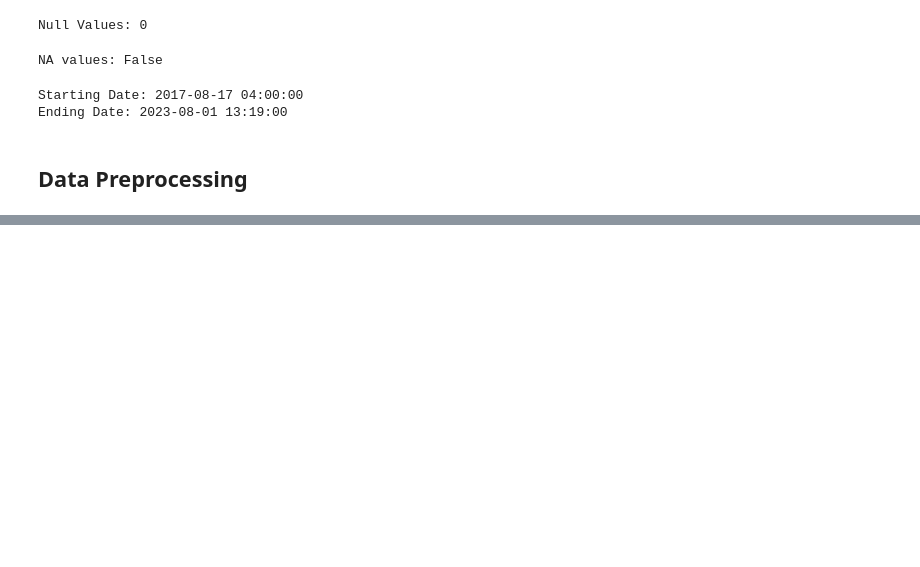
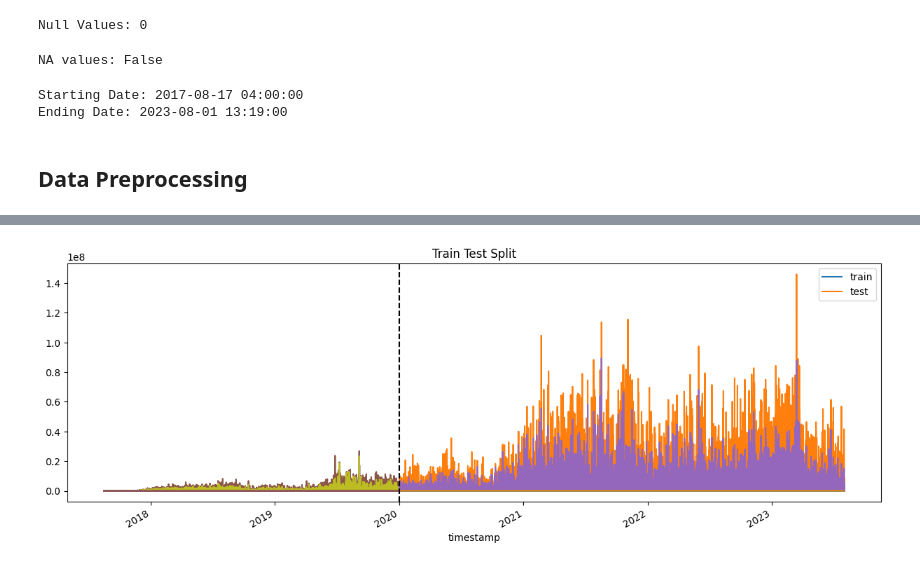
Before and after one commit to Aboodtt404/ML-Bitcoin-Prediction, a Jupyter notebook: bitcoin-2017-to-2023.ipynb, the cells around one changed output, grey strips where cells are left out. Cells and saved outputs as stored; diff of their text form; code cells hidden in the pictures; blank space fills up the shorter version.

Commit message:
preprocessed the data + used XGB as main ml model for forecasting

```diff
--- a/bitcoin-2017-to-2023.ipynb
+++ b/bitcoin-2017-to-2023.ipynb
@@ -152,0 +161,15 @@ main_df.sample(1)
+# %%
+train = main_df.loc[main_df.index < "2020-01-01"]
+test = main_df.loc[main_df.index >= "2020-01-01"]
+
+fig, ax = plt.subplots(figsize=(15, 5))
+train.plot(ax=ax)
+test.plot(ax=ax)
+ax.axvline("2020-01-01", color='black', ls='--')
+
+plt.legend(["train", "test"])
+
+plt.title('Train Test Split')
+plt.show()
+# %% [output]
+[figure, added]
```
Also changed, not shown: parts of 15 cells of this notebook, 1 other file.
